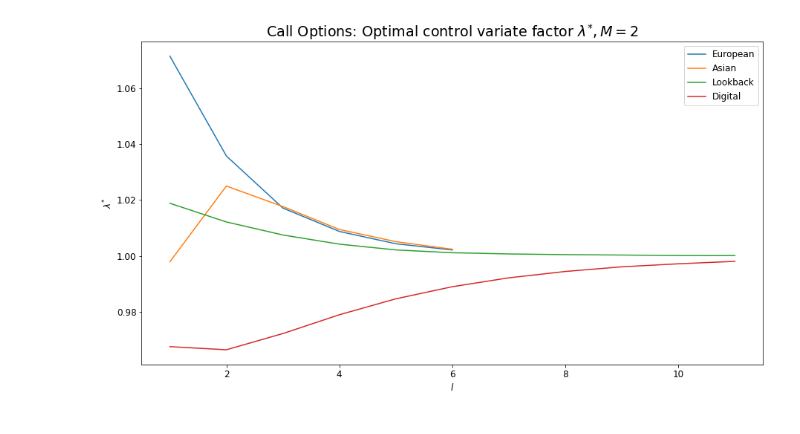
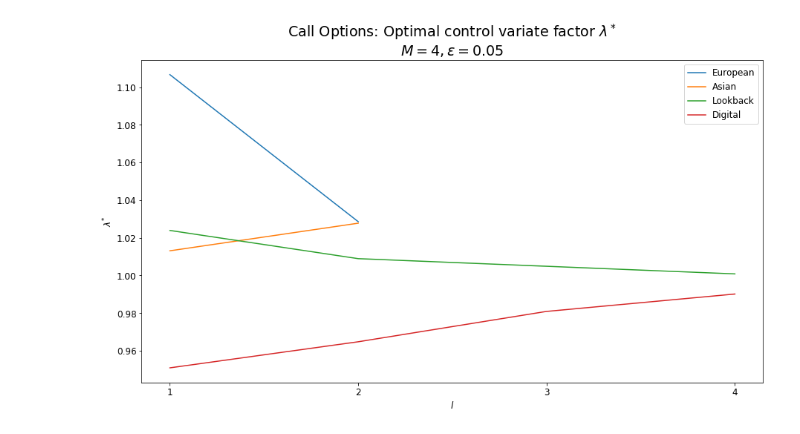
Before and after one commit to mckeownish/Multilevel_MC_SDEs, a Jupyter notebook: MLMC Code.ipynb, the cells around one changed output. Saved outputs shown, nothing was run; the diff lists cells and outputs as text; code cells hidden in the pictures.

```diff
--- a/MLMC Code.ipynb
+++ b/MLMC Code.ipynb
@@ -11,5 +11,22 @@ plt.rcParams.update({'axes.labelsize': 12})
 plt.rcParams.update({'xtick.labelsize': 12})
 plt.rcParams.update({'ytick.labelsize': 12})
 plt.rcParams.update({'legend.fontsize': 12})
+
+def BS(x):
+    '''
+    Black scholes formula
+    '''
+    D1 =(np.log(x/K)+(r+0.5*sig**2)*T)/(sig*np.sqrt(T))
+    D2 = D1 - sig*np.sqrt(T)
+    c=x*norm.cdf(D1)-K*np.exp(-r*T)*norm.cdf(D2)
+    return c
+
+def _parallel_mc(iter=1000):
+    pool = mp.Pool(4)
+
+    future_res = [pool.apply_async(sample) for _ in range(iter)]
+    res = [f.get() for f in future_res]
+
+    return res
 # %%
 class Option:
@@ -306,8 +402,9 @@ def mlmc_complexity(mlmc_fn,eps,M=2,T=1,N0=10**3):
 cost_mlmc=[]
 cost_mc=[]
 for m in [2,3,4,5,6,7,8,9,10]:
-    e=0.0005
-    sums,N=mlmc(European,e,M=m)
+    Asian=Asian_GBM()
+    e=0.005
+    sums,N=Asian.mlmc(e,M=m)
     L=len(N)-1
     means_p=sums[2,:]/N
     V_p=(sums[3,:]/N)-means_p**2
@@ -322,5 +419,6 @@ plt.plot(M,sc*(M-1/M)/(np.log(M))**2,'r--',label='$f(M)$')
 plt.legend()
 plt.ylabel('$\epsilon^{2}$cost')
 plt.xlabel('$M$');
+plt.title(f'Asian Call, GBM, $\epsilon={e}$')
 plt.savefig('Comparison_Cost_fofM')
 # %% [output]
@@ -328,15 +426,18 @@ plt.savefig('Comparison_Cost_fofM')
 # %%
 plt.figure(figsize=(15,8))
 p=[]
+mc=[]
 eps=np.array([0.005,0.01,0.02,0.05,0.1])
-for e in eps:
-        sums,N=mlmc(European,e,M=4)
-        p+=[np.sum(sums[0,:]/N)]
+Euro=Euro_GBM(X0=2,sig=0.5,T=2,K=2)
+sums,N=Euro.mlmc(5*10**-5,M=4)
+'''
+p+=[np.sum(sums[0,:]/N)]
 plt.plot(eps,p,label='MLMC')
 plt.fill_between(eps, p+eps, p-eps, alpha=.5, label='$\pm\epsilon$')
-plt.plot(eps,BS*np.ones(len(eps)),label='Black-Scholes')
+plt.plot(eps,Euro.BS(Euro.K)*np.ones(len(eps)),label='Black-Scholes')
 plt.legend()
 plt.xlabel('$\epsilon$')
 plt.ylabel('Euro Call Option Price')
-plt.title(f'European Call Option, $T={T}, S(0)={X0}, K={K}, r={r*100}\%, \sigma={sig}$');
+plt.title(f'European Call Option, $T={Euro.T}, S(0)={Euro.X0}, K={Euro.K}, r={Euro.r*100}\%, \sigma={Euro.sig}$');
+'''
 # %% [output]
@@ -344,17 +446,20 @@ plt.title(f'European Call Option, $T={T}, S(0)={X0}, K={K}, r={r*100}\%, \sigma=
 # %%
 plt.figure(figsize=(15,8))
-for label,func in {'European':European,'Asian':Asian,'Lookback':Lookback,'Digital':Digital}.items():
+for label,func in {'European':Euro_GBM,'Asian':Asian_GBM,'Lookback':Lookback_GBM,'Digital':Digital_GBM}.items():
     p=[]
-    sums,N=mlmc(func,0.005,M=2)
+    option=func()
+    e=0.05
+    M=4
+    sums,N=option.mlmc(e,M=M)
     Vg=sums[5,:]/N-(sums[4,:]/N)**2
     lam=((sums[6,:]/N)-(sums[2,:]/N)*(sums[4,:]/N))/Vg
     plt.plot(range(len(N)),lam,label=label)
 
 plt.xlabel('$l$')
 plt.ylabel('$\lambda^{*}$')
 plt.gca().xaxis.set_major_locator(ticker.MaxNLocator(integer=True))
-plt.title('Call Options: Optimal control variate factor $\lambda^{*}, M=2$');
+plt.title(f'Call Options: Optimal control variate factor $\lambda^*$\n$M={M}, \epsilon={e}$');
 plt.legend()
 plt.savefig('lambdaCallOptions')
 # %% [output]
-[figure, old version]
+[figure, new version]
```
Also changed, not shown: parts of 17 cells of this notebook.
